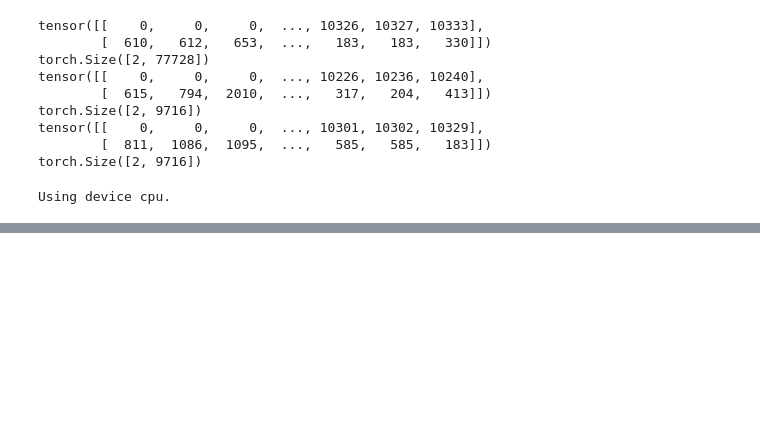
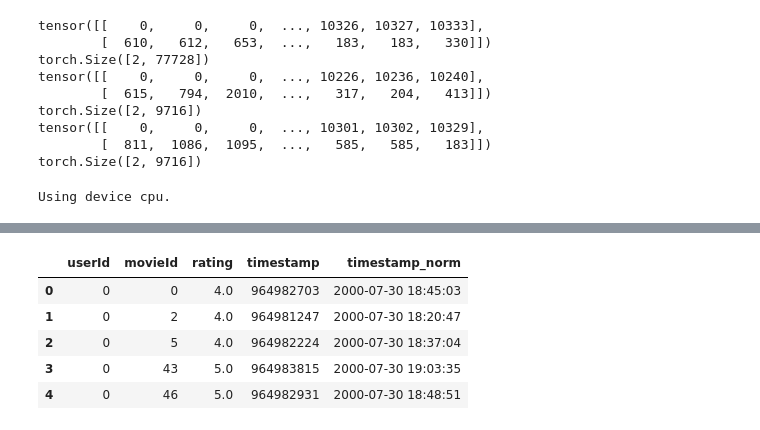
Before and after one commit to alvina-shahid/federated-learning-gnn-reco, a Jupyter notebook: gnn-fl-starter.ipynb, the cells around one changed output, grey strips where cells are left out. Drawn from its saved outputs; the diff is of its cells as text; code cells hidden in the pictures; blank space fills up the shorter version.

```diff
--- a/gnn-fl-starter.ipynb
+++ b/gnn-fl-starter.ipynb
@@ -852,0 +842,9 @@ print(f"[test_loss: {round(test_loss, 5)}, test_recall@{K}: {round(test_recall,
+# %%
+rating_df.head()
+# %% [output]
+|  | userId | movieId | rating | timestamp | timestamp_norm |
+| 0 | 0 | 0 | 4.0 | 964982703 | 2000-07-30 18:45:03 |
+| 1 | 0 | 2 | 4.0 | 964981247 | 2000-07-30 18:20:47 |
+| 2 | 0 | 5 | 4.0 | 964982224 | 2000-07-30 18:37:04 |
+| 3 | 0 | 43 | 5.0 | 964983815 | 2000-07-30 19:03:35 |
+| 4 | 0 | 46 | 5.0 | 964982931 | 2000-07-30 18:48:51 |
```
Also changed, not shown: parts of 13 cells of this notebook.
